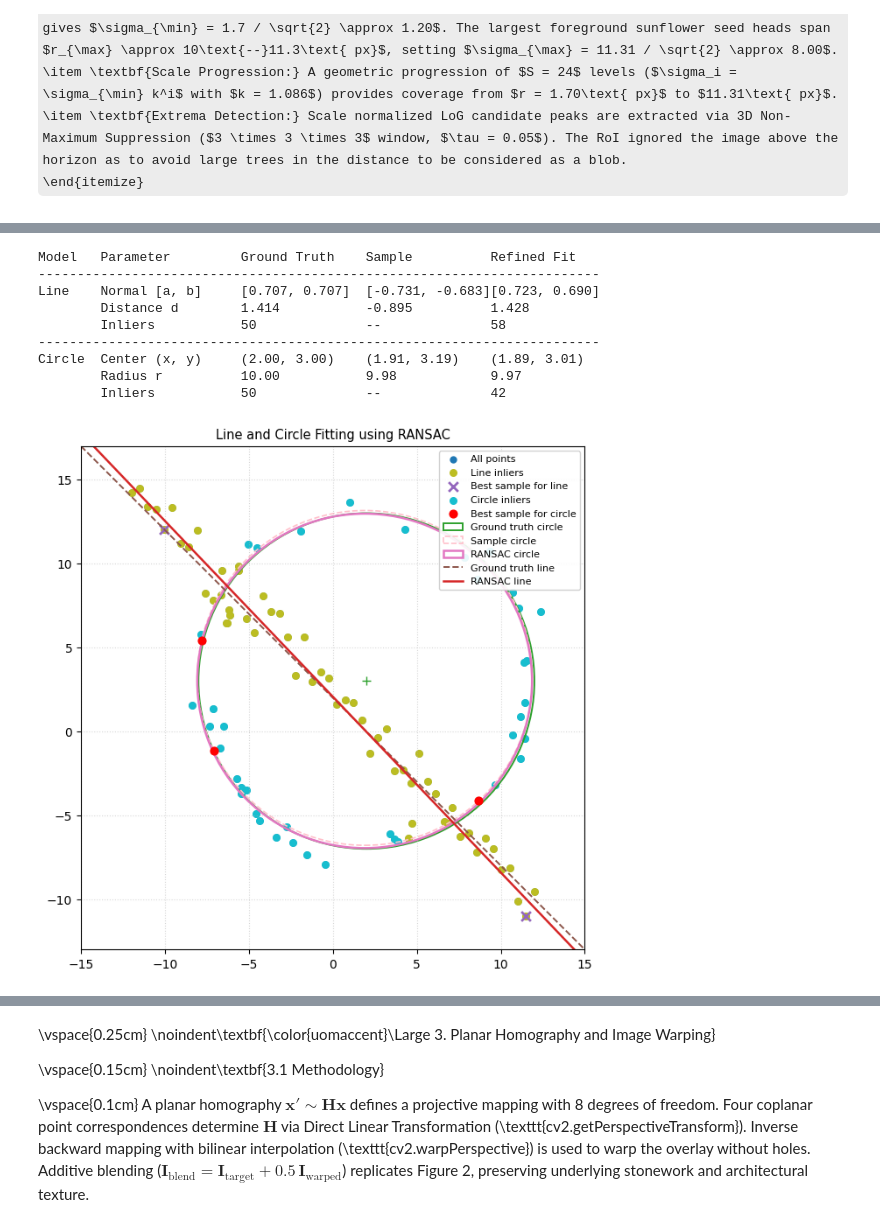
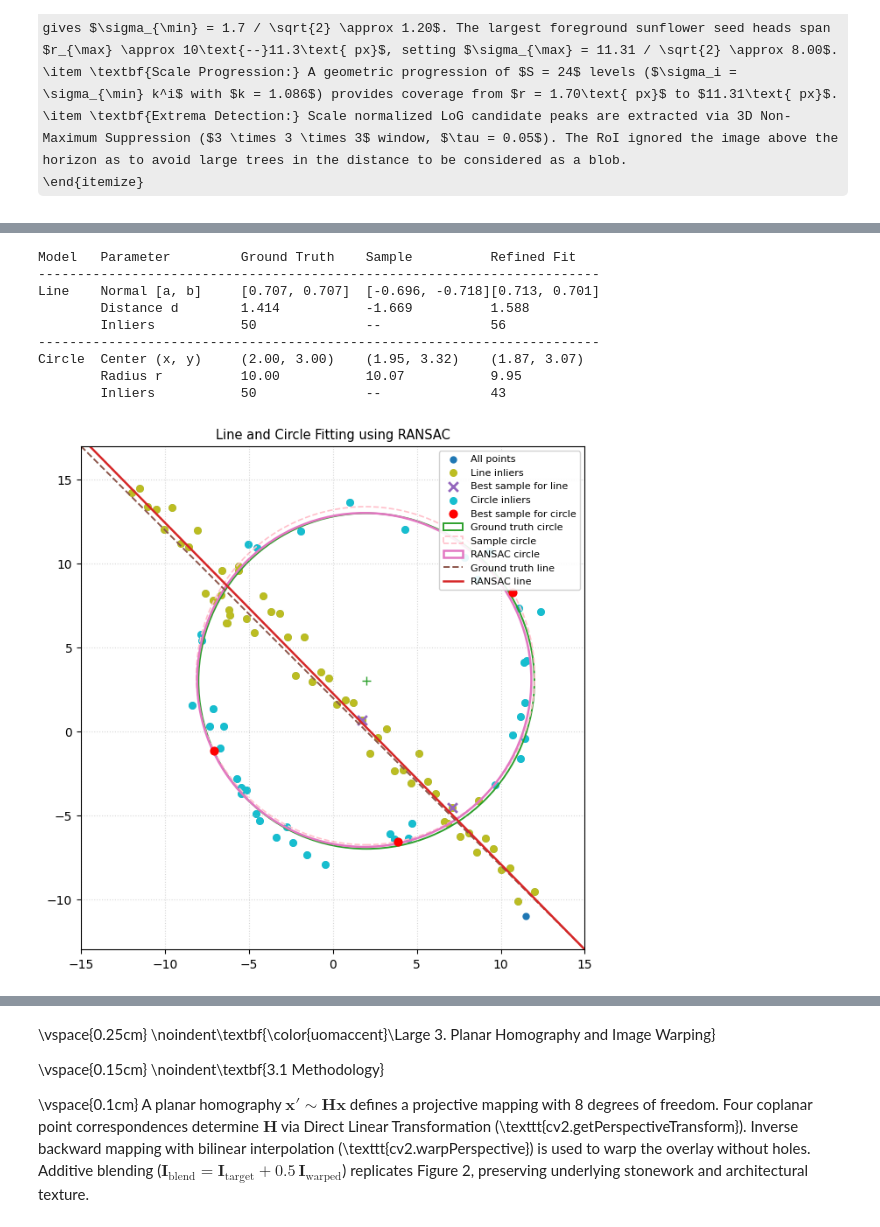
Before and after one commit to RumethRanhinda/EN3160-Vision-UoM, a Jupyter notebook: Assignments/Fitting and Alignment/230566U_a02.ipynb, the cells around one changed output, grey strips where cells are left out. Saved outputs shown, nothing was run; the diff lists cells and outputs as text; code cells hidden in the pictures; some formulas as TeX source.

Commit message:
Task 2 Completed

```diff
--- a/Assignments/Fitting and Alignment/230566U_a02.ipynb
+++ b/Assignments/Fitting and Alignment/230566U_a02.ipynb
@@ -172,24 +218,7 @@ The dataset contains $N=100$ points: $50$ conforming to a line ($y = -x + 2$, no
 # %%
-# Task 2: Line and Circle Fitting via RANSAC and Optimization
 from scipy.optimize import minimize
 
-# 1. Generate noisy dataset (Listing 1)
-np.random.seed(0)
-N = 100
-half_n = N // 2
-r_gt, x0_gt, y0_gt = 10.0, 2.0, 3.0
-t = np.random.uniform(0, 2 * np.pi, half_n)
-n_circ = (r_gt / 16.0) * np.random.randn(half_n)
-X_circ = np.hstack(((x0_gt + (r_gt + n_circ) * np.cos(t)).reshape(half_n, 1),
-                    (y0_gt + (r_gt + n_circ) * np.sin(t)).reshape(half_n, 1)))
-
-m_gt, b_gt = -1.0, 2.0
-x_line = np.linspace(-12, 12, half_n)
-y_line = m_gt * x_line + b_gt + 1.0 * np.random.randn(half_n)
-X_line = np.hstack((x_line.reshape(half_n, 1), y_line.reshape(half_n, 1)))
-X = np.vstack((X_circ, X_line))
-
-# 2. Line RANSAC and Total Least Squares Refinement
+# RANSAC Line Estimation
 def fit_line_2pts(p1, p2):
     dx, dy = p2[0] - p1[0], p2[1] - p1[1]
     norm = np.hypot(dx, dy)
@@ -201,15 +230,16 @@ for _ in range(1000):
     idx = np.random.choice(len(X), 2, replace=False)
     m = fit_line_2pts(X[idx[0]], X[idx[1]])
     if m is None: continue
-    inl = np.where(np.abs(m[0] * X[:, 0] + m[1] * X[:, 1] - m[2]) < 2.0)[0]
+    inl = np.where(np.abs(m[0] * X[:, 0] + m[1] * X[:, 1] - m[2]) < 1.5)[0]
     if len(inl) > len(best_line_inl):
         best_line_inl, sample_line_idx, sample_line_model = inl, idx, m
 
-# Refine line via TLS (SVD on centered coordinates)
+# Optimize the line using Total Least Squares
 p_mean = np.mean(X[best_line_inl], axis=0)
-best_fit_line = np.array([*np.linalg.svd(X[best_line_inl] - p_mean)[2][-1], np.dot(np.linalg.svd(X[best_line_inl] - p_mean)[2][-1], p_mean)])
+normal_tls = np.linalg.svd(X[best_line_inl] - p_mean)[2][-1]
+best_fit_line = np.array([normal_tls[0], normal_tls[1], np.dot(normal_tls, p_mean)])
 
-# 3. Subtract line consensus and fit circle on remnant
+# Subtract line consensus and fit circle on remaining points
 rem_idx = np.where(~np.isin(np.arange(len(X)), best_line_inl))[0]
 X_rem = X[rem_idx]
 
@@ -229,7 +259,7 @@ for _ in range(2000):
     if len(inl) > len(best_circ_rel):
         best_circ_rel, sample_circ_rel_idx, sample_circ_model = inl, idx, m
 
-# Refine circle via Nelder-Mead on geometric radial loss
+# Optimize the circle via Nelder Mead optimization
 def loss(p): return np.sum((np.hypot(X_rem[best_circ_rel, 0] - p[0], X_rem[best_circ_rel, 1] - p[1]) - p[2]) ** 2)
 best_fit_circle = minimize(loss, sample_circ_model, method='Nelder-Mead').x
 circ_inl = rem_idx[best_circ_rel]
@@ -245,41 +275,41 @@ print("-" * 72)
 print(f"{'Circle':<8}{'Center (x, y)':<18}{'(2.00, 3.00)':<16}{f'({sample_circ_model[0]:.2f}, {sample_circ_model[1]:.2f})':<16}{f'({best_fit_circle[0]:.2f}, {best_fit_circle[1]:.2f})':<14}")
 print(f"{'':<8}{'Radius r':<18}{'10.00':<16}{f'{sample_circ_model[2]:.2f}':<16}{f'{best_fit_circle[2]:.2f}':<14}")
 print(f"{'':<8}{'Inliers':<18}{'50':<16}{'--':<16}{f'{len(circ_inl)}':<14}")
 
-# 4. Combined Plot (Figure 1 Replication)
+# Plot results
 fig, ax = plt.subplots(figsize=(6.5, 6.5))
 ax.scatter(X[:, 0], X[:, 1], color='#1f77b4', s=25, label='All points')
 ax.scatter(X[best_line_inl, 0], X[best_line_inl, 1], color='#bcbd22', s=30, label='Line inliers')
 ax.scatter(X[sample_line_idx, 0], X[sample_line_idx, 1], color='#9467bd', marker='x', s=60, linewidths=2, label='Best sample for line')
 ax.scatter(X[circ_inl, 0], X[circ_inl, 1], color='#17becf', s=30, label='Circle inliers')
 ax.scatter(X[sample_circ_idx, 0], X[sample_circ_idx, 1], color='red', s=40, zorder=5, label='Best sample for circle')
 
 ax.add_patch(plt.Circle((x0_gt, y0_gt), r_gt, color='#2ca02c', fill=False, linewidth=1.4, label='Ground truth circle'))
 ax.plot(x0_gt, y0_gt, '+', color='#2ca02c', markersize=7)
 ax.add_patch(plt.Circle((sample_circ_model[0], sample_circ_model[1]), sample_circ_model[2], color='pink', linestyle='--', fill=False, linewidth=1.2, label='Sample circle'))
 ax.add_patch(plt.Circle((best_fit_circle[0], best_fit_circle[1]), best_fit_circle[2], color='#e377c2', fill=False, linewidth=1.8, label='RANSAC circle'))
 
 xr = np.array([-15, 15])
 ax.plot(xr, m_gt * xr + b_gt, color='#8c564b', linestyle='--', linewidth=1.4, label='Ground truth line')
 ax.plot(xr, (best_fit_line[2] - best_fit_line[0] * xr) / best_fit_line[1], color='#d62728', linewidth=1.8, label='RANSAC line')
 
 ax.set_xlim(-15, 15); ax.set_ylim(-13, 17); ax.set_aspect('equal')
 ax.grid(True, linestyle=':', alpha=0.5)
 ax.legend(loc='upper right', fontsize=8, framealpha=0.9)
 ax.set_title("Line and Circle Fitting using RANSAC", fontsize=10.5, pad=6)
 plt.tight_layout()
 plt.show()
 # %% [output]
 Model   Parameter         Ground Truth    Sample          Refined Fit
 ------------------------------------------------------------------------
-Line    Normal [a, b]     [0.707, 0.707]  [-0.731, -0.683][0.723, 0.690]
-        Distance d        1.414           -0.895          1.428
-        Inliers           50              --              58
+Line    Normal [a, b]     [0.707, 0.707]  [-0.696, -0.718][0.713, 0.701]
+        Distance d        1.414           -1.669          1.588
+        Inliers           50              --              56
 ------------------------------------------------------------------------
-Circle  Center (x, y)     (2.00, 3.00)    (1.91, 3.19)    (1.89, 3.01)
-        Radius r          10.00           9.98            9.97
-        Inliers           50              --              42
+Circle  Center (x, y)     (2.00, 3.00)    (1.95, 3.32)    (1.87, 3.07)
+        Radius r          10.00           10.07           9.95
+        Inliers           50              --              43
-[figure, old version]
+[figure, new version]
 # %% [markdown]
 \noindent\textbf{2.2 (d) What happens if we fit the circle first?}
 
```
Also changed, not shown: parts of 10 cells of this notebook, 2 other files.
